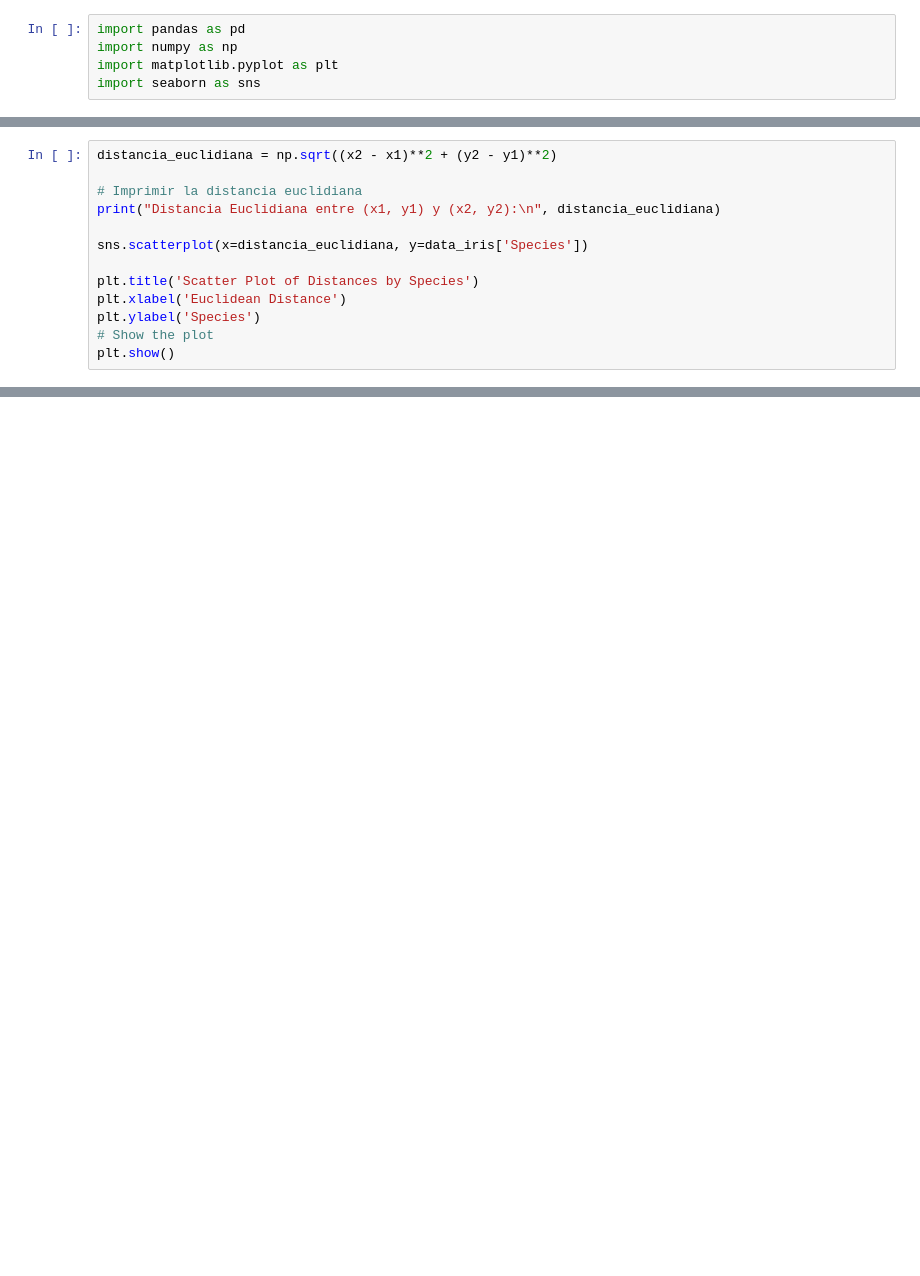
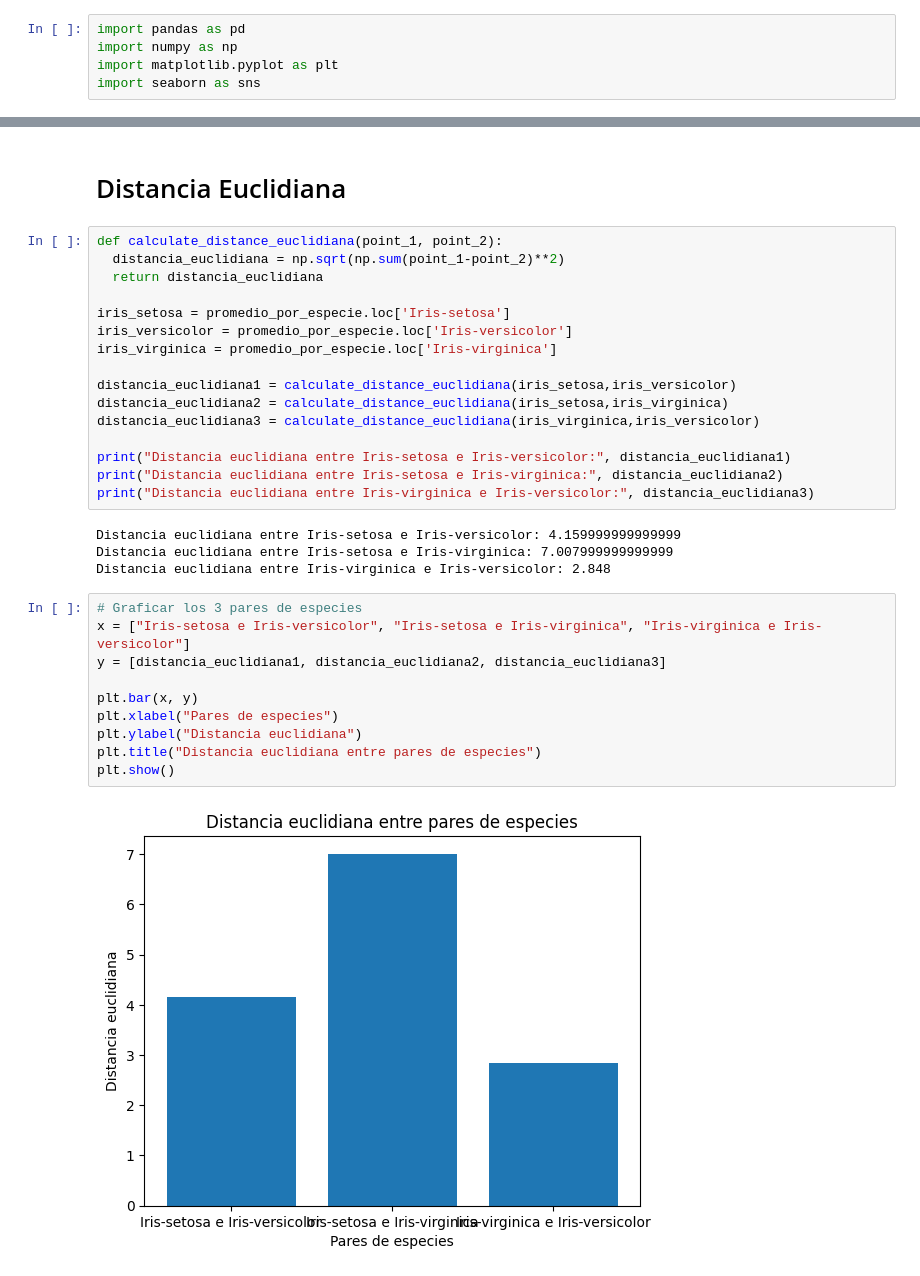
Before and after one commit to ECastro08/talentoTech, a Jupyter notebook: Untitled5.ipynb, the cells around one changed output, grey strips where cells are left out. Drawn from its saved outputs; the diff is of its cells as text; blank space fills up the shorter version.

Commit message:
Distancias actualizando

```diff
--- a/Untitled5.ipynb
+++ b/Untitled5.ipynb
@@ -21,13 +28,0 @@ y2 = data_iris['PetalWidthCm']
-# %%
-distancia_euclidiana = np.sqrt((x2 - x1)**2 + (y2 - y1)**2)
-
-# Imprimir la distancia euclidiana
-print("Distancia Euclidiana entre (x1, y1) y (x2, y2):\n", distancia_euclidiana)
-
-sns.scatterplot(x=distancia_euclidiana, y=data_iris['Species'])
-
-plt.title('Scatter Plot of Distances by Species')
-plt.xlabel('Euclidean Distance')
-plt.ylabel('Species')
-# Show the plot
-plt.show()
@@ -84,0 +29,34 @@ Length: 150, dtype: float64
+# %% [markdown]
+# Distancia Euclidiana
+# %%
+def calculate_distance_euclidiana(point_1, point_2):
+  distancia_euclidiana = np.sqrt(np.sum(point_1-point_2)**2)
+  return distancia_euclidiana
+
+iris_setosa = promedio_por_especie.loc['Iris-setosa']
+iris_versicolor = promedio_por_especie.loc['Iris-versicolor']
+iris_virginica = promedio_por_especie.loc['Iris-virginica']
+
+distancia_euclidiana1 = calculate_distance_euclidiana(iris_setosa,iris_versicolor)
+distancia_euclidiana2 = calculate_distance_euclidiana(iris_setosa,iris_virginica)
+distancia_euclidiana3 = calculate_distance_euclidiana(iris_virginica,iris_versicolor)
+
+print("Distancia euclidiana entre Iris-setosa e Iris-versicolor:", distancia_euclidiana1)
+print("Distancia euclidiana entre Iris-setosa e Iris-virginica:", distancia_euclidiana2)
+print("Distancia euclidiana entre Iris-virginica e Iris-versicolor:", distancia_euclidiana3)
+# %% [output]
+Distancia euclidiana entre Iris-setosa e Iris-versicolor: 4.159999999999999
+Distancia euclidiana entre Iris-setosa e Iris-virginica: 7.007999999999999
+Distancia euclidiana entre Iris-virginica e Iris-versicolor: 2.848
+# %%
+# Graficar los 3 pares de especies
+x = ["Iris-setosa e Iris-versicolor", "Iris-setosa e Iris-virginica", "Iris-virginica e Iris-versicolor"]
+y = [distancia_euclidiana1, distancia_euclidiana2, distancia_euclidiana3]
+
+plt.bar(x, y)
+plt.xlabel("Pares de especies")
+plt.ylabel("Distancia euclidiana")
+plt.title("Distancia euclidiana entre pares de especies")
+plt.show()
+# %% [output]
+[figure, added]
```
Also changed, not shown: parts of 7 cells of this notebook.
